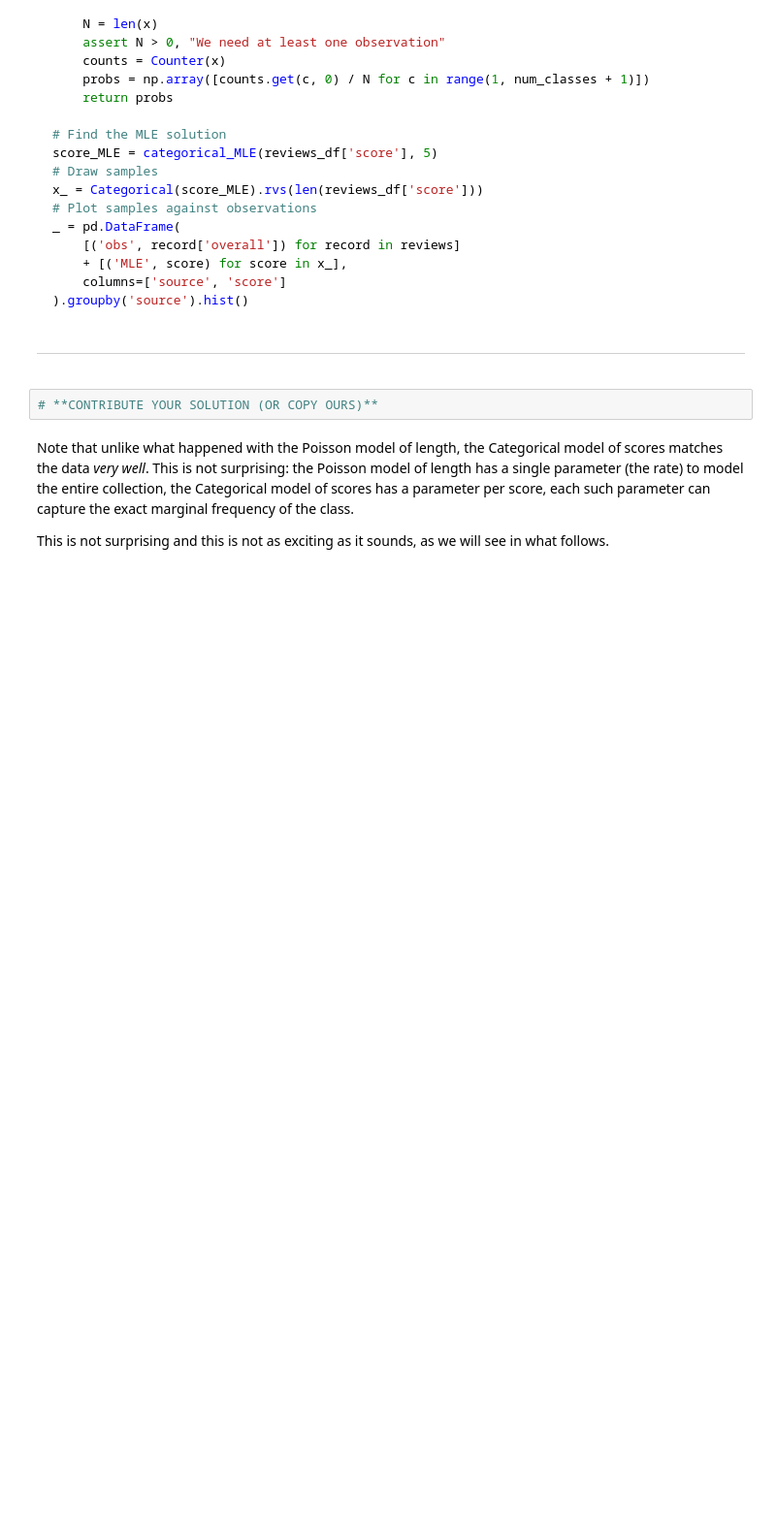
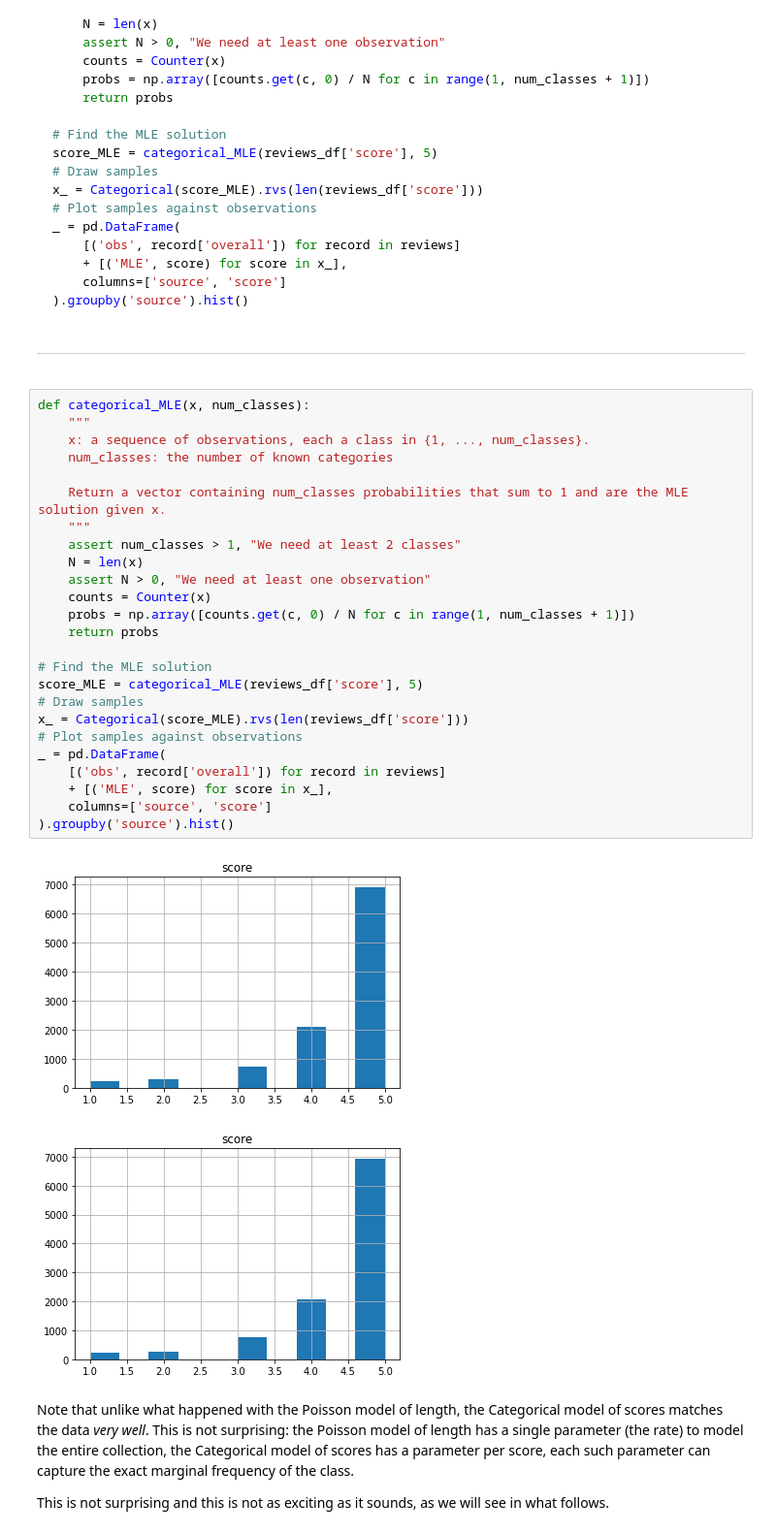
Before and after one commit to Tim-pijnacker/NTMI, a Jupyter notebook: 2022_T1_teacher.ipynb, the cells around one changed output. Shown: that part at 97% size. Drawn from its saved outputs; the diff is of its cells as text; folded sections open; blank space fills up the shorter version.

```diff
--- a/2022_T1_teacher.ipynb
+++ b/2022_T1_teacher.ipynb
@@ -1327,8 +1330,34 @@ _ = pd.DataFrame(
 ---
 
 </details>
-# %%
-# **CONTRIBUTE YOUR SOLUTION (OR COPY OURS)**
+# %%
+def categorical_MLE(x, num_classes):
+    """
+    x: a sequence of observations, each a class in {1, ..., num_classes}.
+    num_classes: the number of known categories
+
+    Return a vector containing num_classes probabilities that sum to 1 and are the MLE solution given x.
+    """
+    assert num_classes > 1, "We need at least 2 classes"
+    N = len(x)
+    assert N > 0, "We need at least one observation"
+    counts = Counter(x)
+    probs = np.array([counts.get(c, 0) / N for c in range(1, num_classes + 1)])
+    return probs
+
+# Find the MLE solution
+score_MLE = categorical_MLE(reviews_df['score'], 5)
+# Draw samples
+x_ = Categorical(score_MLE).rvs(len(reviews_df['score']))
+# Plot samples against observations
+_ = pd.DataFrame(
+    [('obs', record['overall']) for record in reviews]
+    + [('MLE', score) for score in x_],
+    columns=['source', 'score']
+).groupby('source').hist()
+# %% [output]
+[figure, added]
+[figure, added]
 # %% [markdown]
 Note that unlike what happened with the Poisson model of length, the Categorical model of scores matches the data *very well*. This is not surprising: the Poisson model of length has a single parameter (the rate) to model the entire collection, the Categorical model of scores has a parameter per score, each such parameter can capture the exact marginal frequency of the class.
 
```
Also changed, not shown: parts of 7 cells of this notebook.
